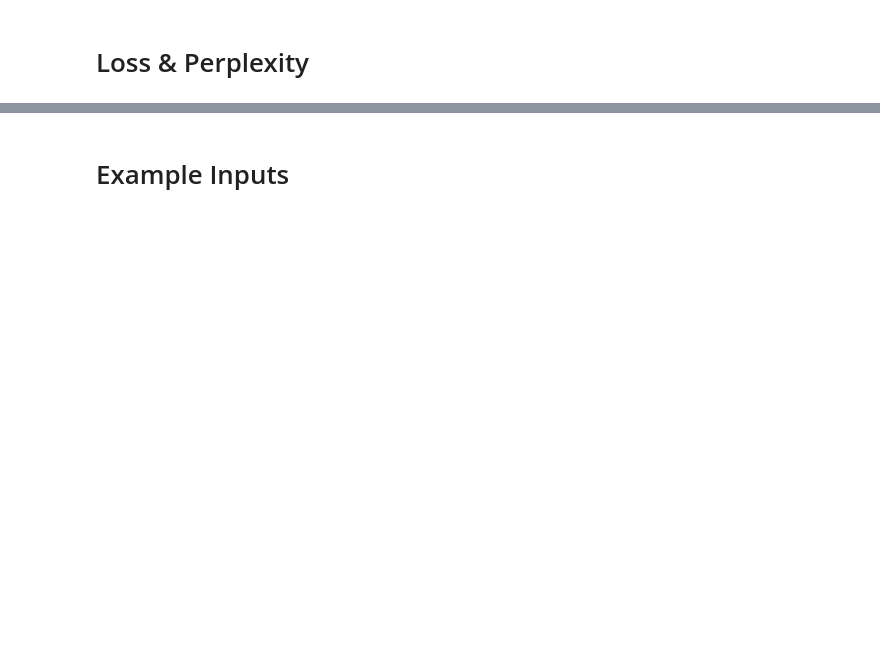
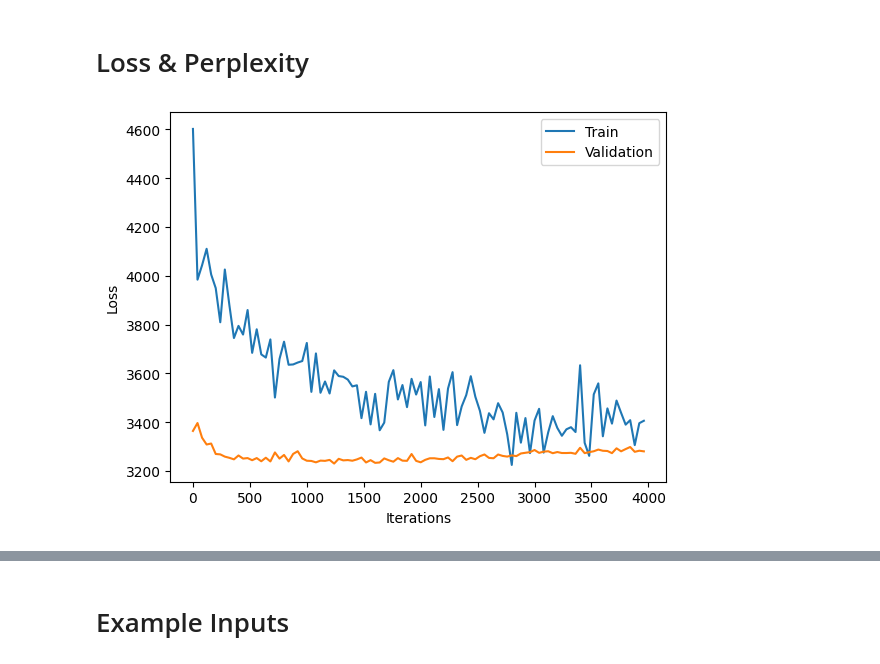
Before and after one commit to catherineannie13/-Friends-Chatbot, a Jupyter notebook: evaluate.ipynb, the cells around one changed output, grey strips where cells are left out. Saved outputs shown, nothing was run; the diff lists cells and outputs as text; code cells hidden in the pictures; blank space fills up the shorter version.

```diff
--- a/evaluate.ipynb
+++ b/evaluate.ipynb
@@ -69,4 +70,15 @@ LuongAttnDecoderRNN(
 )
 # %% [markdown]
 # Loss & Perplexity
+# %%
+iters = [i*40 for i in range(len(train_loss))]
+
+plt.plot(iters, train_loss, label='Train')
+plt.plot(iters, [i*600 for i in val_loss], label='Validation')
+plt.xlabel('Iterations')
+plt.ylabel('Loss')
+plt.legend()
+plt.show()
+# %% [output]
+[figure, added]
 # %%
```
Also changed, not shown: parts of 26 cells of this notebook, 8 other files.
